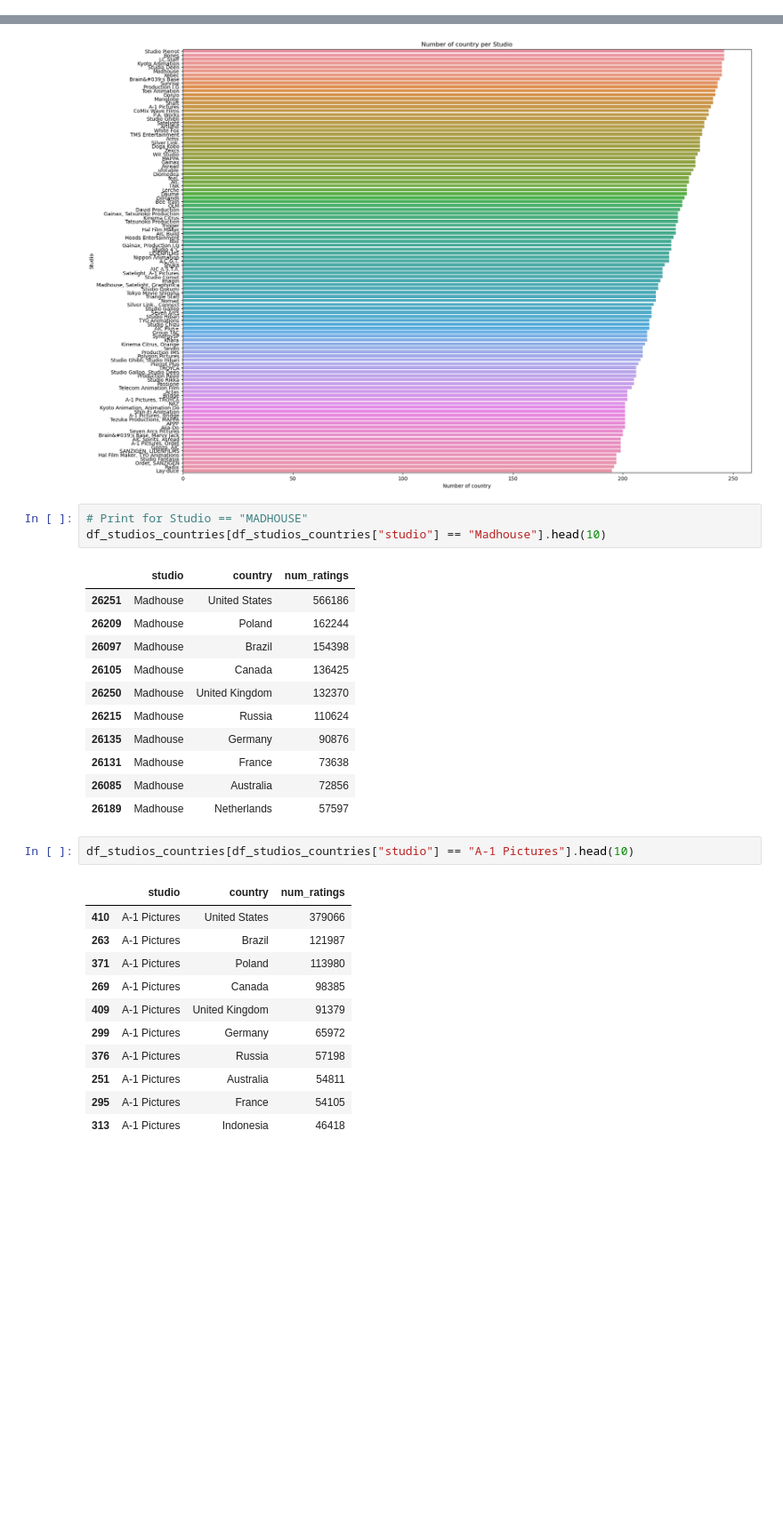
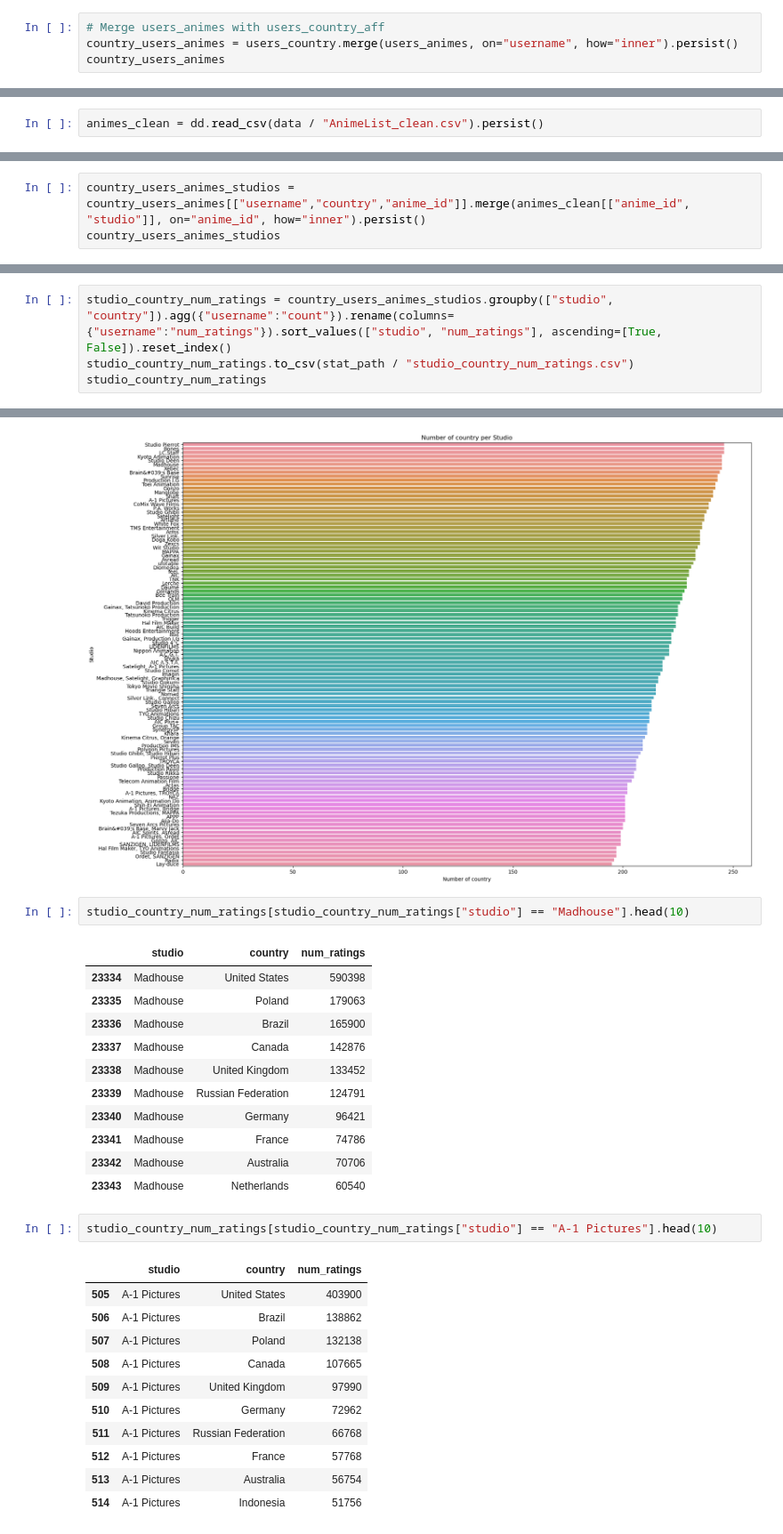
Before and after one commit to com-480-data-visualization/project-2023-vizmoica, a Jupyter notebook: preprocessing/eda_studio.ipynb, the cells around one changed output, grey strips where cells are left out. Shown at 89% size. Saved outputs shown, nothing was run; the diff lists cells and outputs as text; blank space fills up the shorter version.

```diff
--- a/preprocessing/eda_studio.ipynb
+++ b/preprocessing/eda_studio.ipynb
@@ -352,0 +188,4 @@ df_studio_per_country.head()
+# %%
+# Merge users_animes with users_country_aff
+country_users_animes = users_country.merge(users_animes, on="username", how="inner").persist()
+country_users_animes
@@ -352,0 +204,2 @@ df_studio_per_country.head()
+# %%
+animes_clean = dd.read_csv(data / "AnimeList_clean.csv").persist()
@@ -352,0 +208,3 @@ df_studio_per_country.head()
+# %%
+country_users_animes_studios = country_users_animes[["username","country","anime_id"]].merge(animes_clean[["anime_id", "studio"]], on="anime_id", how="inner").persist()
+country_users_animes_studios
@@ -352,0 +247,4 @@ df_studio_per_country.head()
+# %%
+studio_country_num_ratings = country_users_animes_studios.groupby(["studio", "country"]).agg({"username":"count"}).rename(columns={"username":"num_ratings"}).sort_values(["studio", "num_ratings"], ascending=[True, False]).reset_index()
+studio_country_num_ratings.to_csv(stat_path / "studio_country_num_ratings.csv")
+studio_country_num_ratings
@@ -368,32 +273,31 @@ plot.get_figure().savefig(plot_path / "studio_num_countries.png")
 # %% [output]
 [figure]
 # %%
-# Print for Studio == "MADHOUSE"
-df_studios_countries[df_studios_countries["studio"] == "Madhouse"].head(10)
+studio_country_num_ratings[studio_country_num_ratings["studio"] == "Madhouse"].head(10)
 # %% [output]
 |  | studio | country | num_ratings |
-| 26251 | Madhouse | United States | 566186 |
-| 26209 | Madhouse | Poland | 162244 |
-| 26097 | Madhouse | Brazil | 154398 |
-| 26105 | Madhouse | Canada | 136425 |
-| 26250 | Madhouse | United Kingdom | 132370 |
-| 26215 | Madhouse | Russia | 110624 |
-| 26135 | Madhouse | Germany | 90876 |
-| 26131 | Madhouse | France | 73638 |
-| 26085 | Madhouse | Australia | 72856 |
-| 26189 | Madhouse | Netherlands | 57597 |
+| 23334 | Madhouse | United States | 590398 |
+| 23335 | Madhouse | Poland | 179063 |
+| 23336 | Madhouse | Brazil | 165900 |
+| 23337 | Madhouse | Canada | 142876 |
+| 23338 | Madhouse | United Kingdom | 133452 |
+| 23339 | Madhouse | Russian Federation | 124791 |
+| 23340 | Madhouse | Germany | 96421 |
+| 23341 | Madhouse | France | 74786 |
+| 23342 | Madhouse | Australia | 70706 |
+| 23343 | Madhouse | Netherlands | 60540 |
 # %%
-df_studios_countries[df_studios_countries["studio"] == "A-1 Pictures"].head(10)
+studio_country_num_ratings[studio_country_num_ratings["studio"] == "A-1 Pictures"].head(10)
 # %% [output]
 |  | studio | country | num_ratings |
-| 410 | A-1 Pictures | United States | 379066 |
-| 263 | A-1 Pictures | Brazil | 121987 |
-| 371 | A-1 Pictures | Poland | 113980 |
-| 269 | A-1 Pictures | Canada | 98385 |
-| 409 | A-1 Pictures | United Kingdom | 91379 |
-| 299 | A-1 Pictures | Germany | 65972 |
-| 376 | A-1 Pictures | Russia | 57198 |
-| 251 | A-1 Pictures | Australia | 54811 |
-| 295 | A-1 Pictures | France | 54105 |
-| 313 | A-1 Pictures | Indonesia | 46418 |
+| 505 | A-1 Pictures | United States | 403900 |
+| 506 | A-1 Pictures | Brazil | 138862 |
+| 507 | A-1 Pictures | Poland | 132138 |
+| 508 | A-1 Pictures | Canada | 107665 |
+| 509 | A-1 Pictures | United Kingdom | 97990 |
+| 510 | A-1 Pictures | Germany | 72962 |
+| 511 | A-1 Pictures | Russian Federation | 66768 |
+| 512 | A-1 Pictures | France | 57768 |
+| 513 | A-1 Pictures | Australia | 56754 |
+| 514 | A-1 Pictures | Indonesia | 51756 |
 # %%
```
Also changed, not shown: parts of 48 cells of this notebook, 8 other files.
